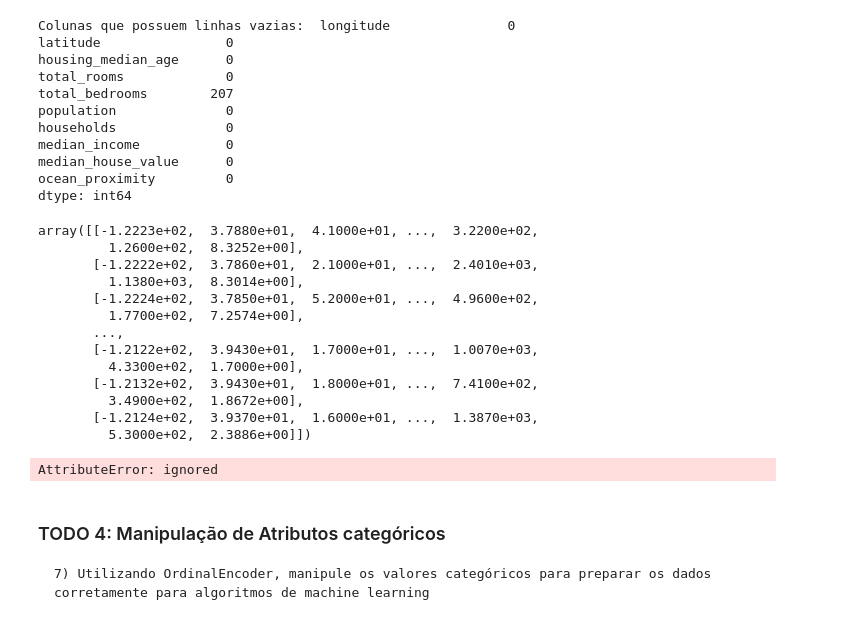
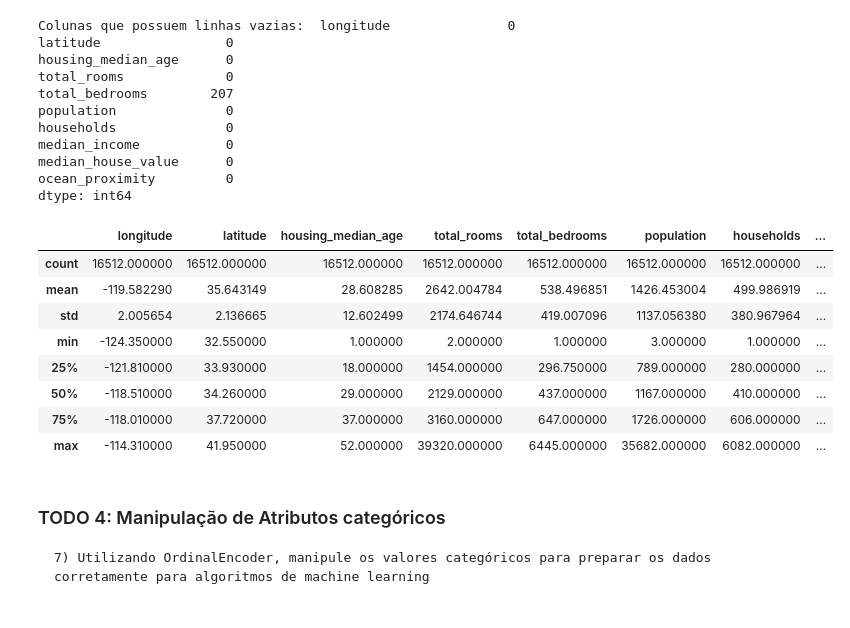
Before and after one commit to douglassesi/trabalho_final_python, a Jupyter notebook: Trabalho_EDA_Python.ipynb, the cells around one changed output. Drawn from its saved outputs; the diff is of its cells as text; code cells hidden in the pictures.

```diff
--- a/Trabalho_EDA_Python.ipynb
+++ b/Trabalho_EDA_Python.ipynb
@@ -132,3 +110,9 @@ X_train, X_test, y_train, y_test = train_test_split(X, y, train_size=0.8,test_si
+# %%
+# resposta 4
+
+
+split_size = 0.2
+train_set, test_set = train_test_split(housing, test_size=split_size, random_state=42)
 # %% [markdown]
 ### TODO 3: Correlação e visualização
 
@@ -176,34 +163,23 @@ dtype: int64
 # %%
 # resposta 7 (continuação)
 
+housing_labels = train_set
+
+imputer = SimpleImputer(missing_values=np.nan, strategy='median')
 
 
-housing_labels = X
-
-
-imputer = SimpleImputer(missing_values=np.nan, strategy='median')
-#imputer = imputer.fit(housing_labels[3])
-
-
-housing_labels
+housing_labels.isnull().sum(axis = 0)
+housing_labels.describe()
 # %% [output]
-array([[-1.2223e+02,  3.7880e+01,  4.1000e+01, ...,  3.2200e+02,
-         1.2600e+02,  8.3252e+00],
-       [-1.2222e+02,  3.7860e+01,  2.1000e+01, ...,  2.4010e+03,
-         1.1380e+03,  8.3014e+00],
-       [-1.2224e+02,  3.7850e+01,  5.2000e+01, ...,  4.9600e+02,
-         1.7700e+02,  7.2574e+00],
-       ...,
-       [-1.2122e+02,  3.9430e+01,  1.7000e+01, ...,  1.0070e+03,
-         4.3300e+02,  1.7000e+00],
-       [-1.2132e+02,  3.9430e+01,  1.8000e+01, ...,  7.4100e+02,
-         3.4900e+02,  1.8672e+00],
-       [-1.2124e+02,  3.9370e+01,  1.6000e+01, ...,  1.3870e+03,
-         5.3000e+02,  2.3886e+00]])
+|  | longitude | latitude | housing_median_age | total_rooms | total_bedrooms | population | households | ... |
+| count | 16512.000000 | 16512.000000 | 16512.000000 | 16512.000000 | 16512.000000 | 16512.000000 | 16512.000000 | ... |
+| mean | -119.582290 | 35.643149 | 28.608285 | 2642.004784 | 538.496851 | 1426.453004 | 499.986919 | ... |
+| std | 2.005654 | 2.136665 | 12.602499 | 2174.646744 | 419.007096 | 1137.056380 | 380.967964 | ... |
+| min | -124.350000 | 32.550000 | 1.000000 | 2.000000 | 1.000000 | 3.000000 | 1.000000 | ... |
+| 25% | -121.810000 | 33.930000 | 18.000000 | 1454.000000 | 296.750000 | 789.000000 | 280.000000 | ... |
+| 50% | -118.510000 | 34.260000 | 29.000000 | 2129.000000 | 437.000000 | 1167.000000 | 410.000000 | ... |
+| 75% | -118.010000 | 37.720000 | 37.000000 | 3160.000000 | 647.000000 | 1726.000000 | 606.000000 | ... |
+| max | -114.310000 | 41.950000 | 52.000000 | 39320.000000 | 6445.000000 | 35682.000000 | 6082.000000 | ... |
-# %%
-housing_labels.describe()
-# %% [output]
-AttributeError: ignored
 # %% [markdown]
 ### TODO 4: Manipulação de Atributos categóricos
     7) Utilizando OrdinalEncoder, manipule os valores categóricos para preparar os dados corretamente para algoritmos de machine learning
```
Also changed, not shown: parts of 9 cells of this notebook.
